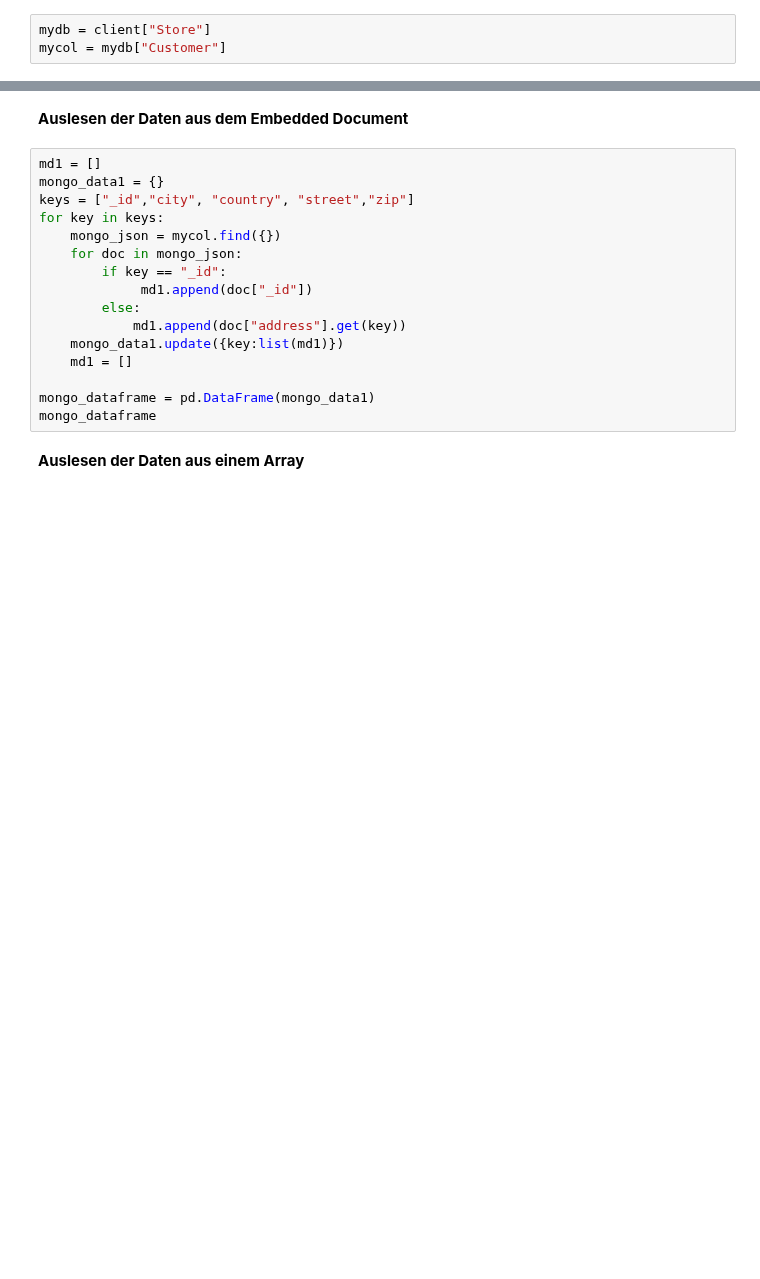
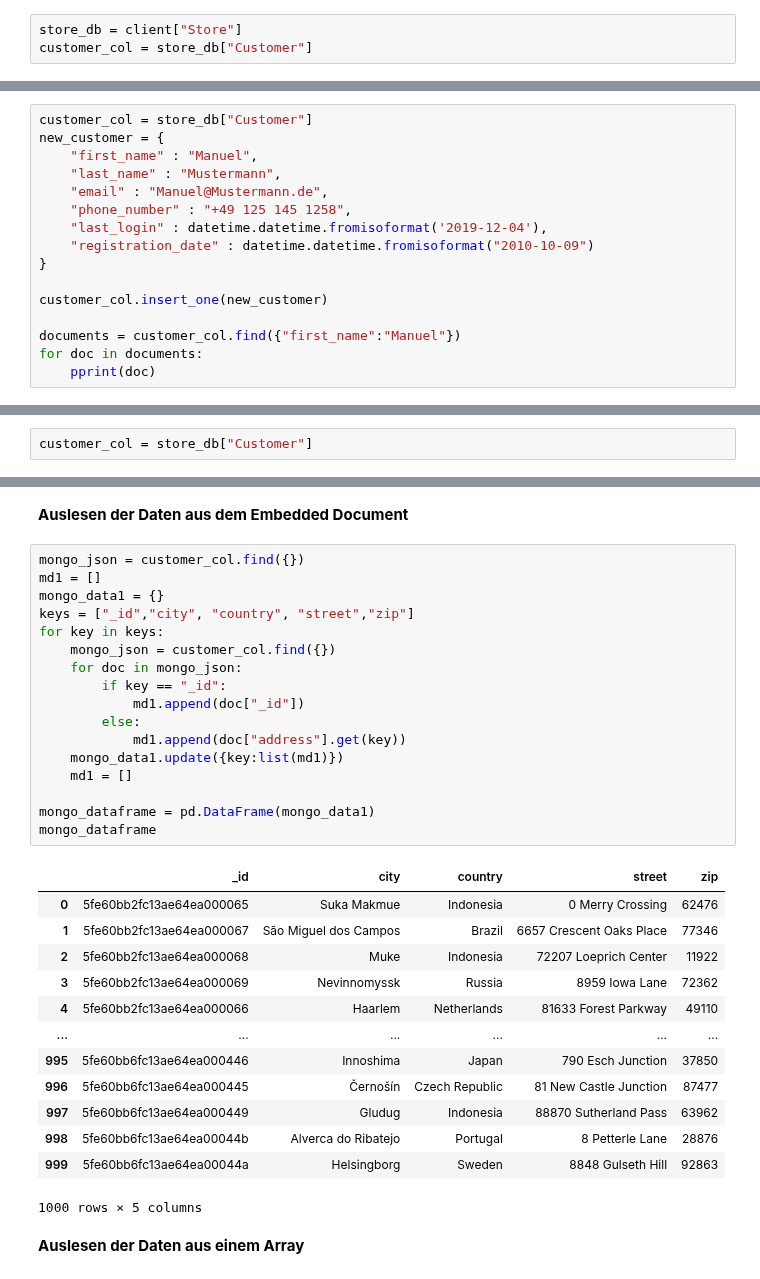
Before and after one commit to orca-nrw/lernmodul-mongodb, a Jupyter notebook: index.ipynb, the cells around one changed output, grey strips where cells are left out. Saved outputs shown, nothing was run; the diff lists cells and outputs as text; blank space fills up the shorter version.

```diff
--- a/index.ipynb
+++ b/index.ipynb
@@ -237,8 +261,8 @@ client.list_database_names()
 # %% [markdown]
 <b>Eine neue Datenbank und eine Collection anlegen<b>
 # %%
-mydb = client["Store"]
-mycol = mydb["Customer"]
+store_db = client["Store"]
+customer_col = store_db["Customer"]
 # %% [markdown]
 ### 3.1 <b id="CRUD">Lesen, speichern, updaten und löschen von Daten</b>
 # %% [markdown]
@@ -303,0 +424,16 @@ Löschen des Dokumentes welches vorher eingefügt wurde
+# %%
+customer_col = store_db["Customer"]
+new_customer = {
+    "first_name" : "Manuel",
+    "last_name" : "Mustermann",
+    "email" : "Manuel@Mustermann.de",
+    "phone_number" : "+49 125 145 1258",
+    "last_login" : datetime.datetime.fromisoformat('2019-12-04'),
+    "registration_date" : datetime.datetime.fromisoformat("2010-10-09")
+}
+
+customer_col.insert_one(new_customer)
+
+documents = customer_col.find({"first_name":"Manuel"})
+for doc in documents:
+    pprint(doc)
@@ -312,0 +463,2 @@ Die lokalen Daten werden in die MongoDB importiert.
+# %%
+customer_col = store_db["Customer"]
@@ -342,21 +524,36 @@ Hierbei ist zu sehen, dass die Embedded Documents nicht als einzelne Spalte inte
 # %% [markdown]
 <b>Auslesen der Daten aus dem Embedded Document</b>
 # %%
+mongo_json = customer_col.find({})
 md1 = []
 mongo_data1 = {}
 keys = ["_id","city", "country", "street","zip"]
 for key in keys:
-    mongo_json = mycol.find({})
+    mongo_json = customer_col.find({})
     for doc in mongo_json:
         if key == "_id":
-             md1.append(doc["_id"])
+            md1.append(doc["_id"])
         else:
             md1.append(doc["address"].get(key))
     mongo_data1.update({key:list(md1)})
     md1 = []
 
 mongo_dataframe = pd.DataFrame(mongo_data1)
 mongo_dataframe
+# %% [output]
+|  | _id | city | country | street | zip |
+| 0 | 5fe60bb2fc13ae64ea000065 | Suka Makmue | Indonesia | 0 Merry Crossing | 62476 |
+| 1 | 5fe60bb2fc13ae64ea000067 | São Miguel dos Campos | Brazil | 6657 Crescent Oaks Place | 77346 |
+| 2 | 5fe60bb2fc13ae64ea000068 | Muke | Indonesia | 72207 Loeprich Center | 11922 |
+| 3 | 5fe60bb2fc13ae64ea000069 | Nevinnomyssk | Russia | 8959 Iowa Lane | 72362 |
+| 4 | 5fe60bb2fc13ae64ea000066 | Haarlem | Netherlands | 81633 Forest Parkway | 49110 |
+| ... | ... | ... | ... | ... | ... |
+| 995 | 5fe60bb6fc13ae64ea000446 | Innoshima | Japan | 790 Esch Junction | 37850 |
+| 996 | 5fe60bb6fc13ae64ea000445 | Černošín | Czech Republic | 81 New Castle Junction | 87477 |
+| 997 | 5fe60bb6fc13ae64ea000449 | Gludug | Indonesia | 88870 Sutherland Pass | 63962 |
+| 998 | 5fe60bb6fc13ae64ea00044b | Alverca do Ribatejo | Portugal | 8 Petterle Lane | 28876 |
+| 999 | 5fe60bb6fc13ae64ea00044a | Helsingborg | Sweden | 8848 Gulseth Hill | 92863 |
+1000 rows × 5 columns
 # %% [markdown]
 <b>Auslesen der Daten aus einem Array</b>
 # %%
```
Also changed, not shown: parts of 106 cells of this notebook, 3 other files.
